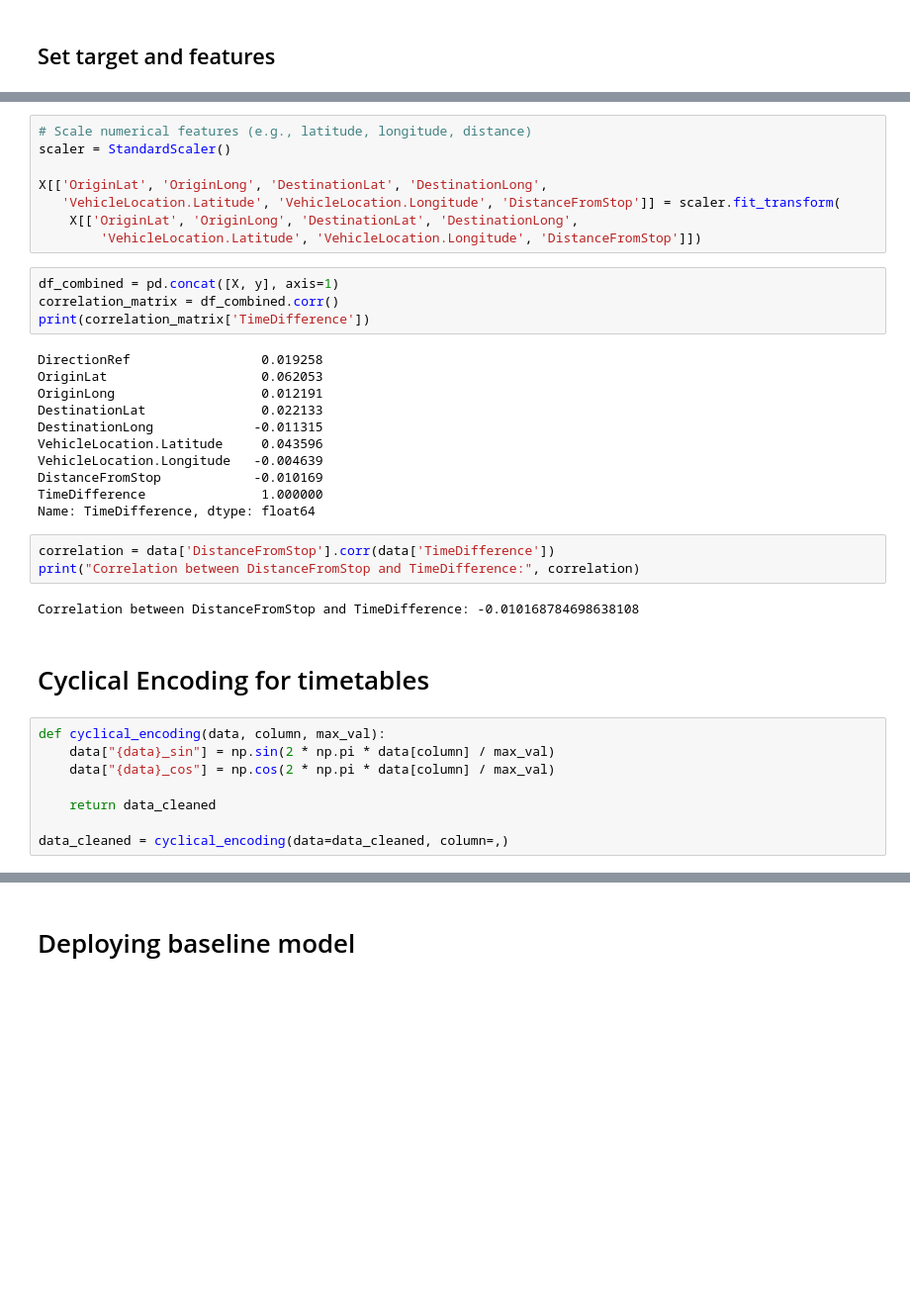
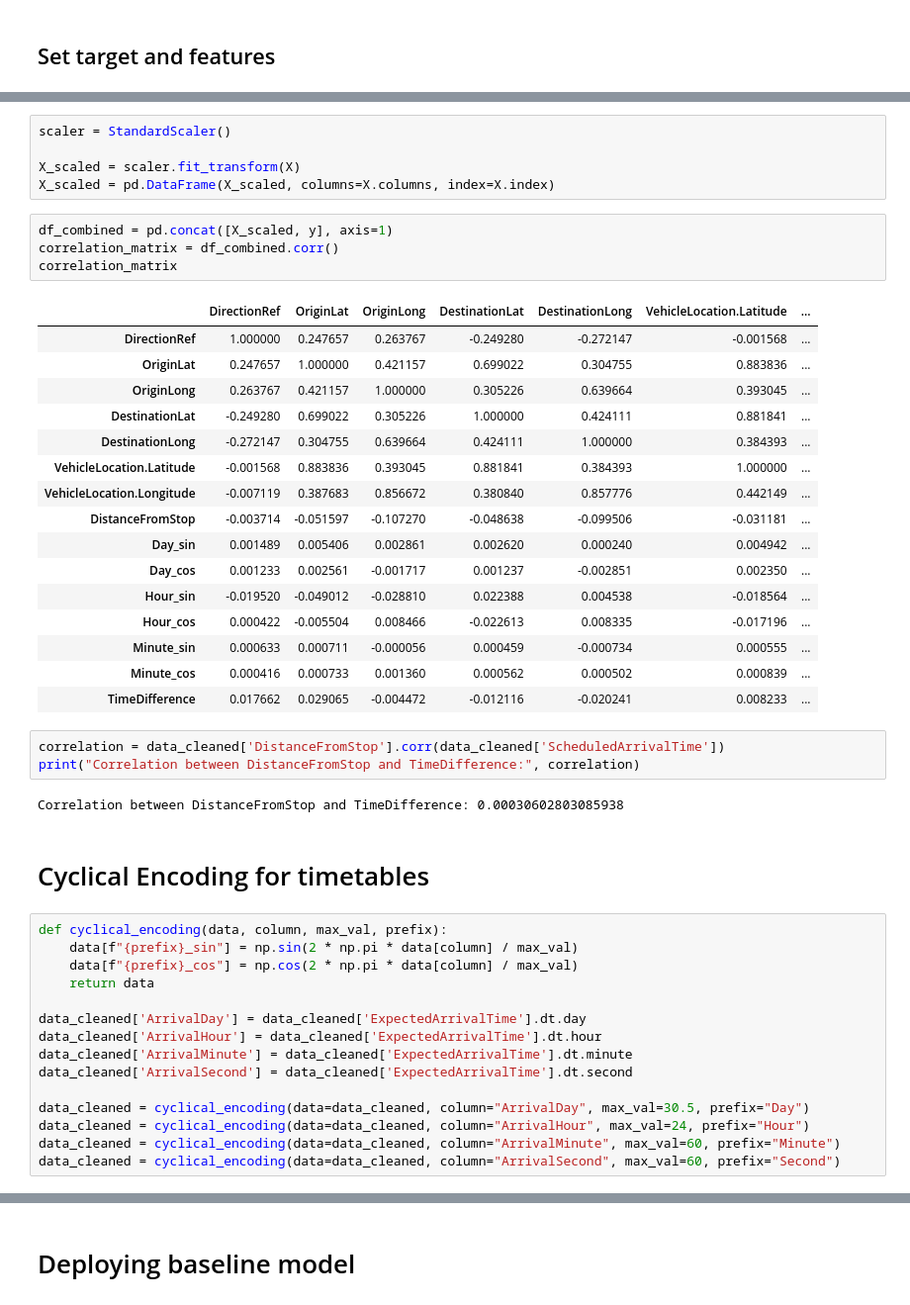
Before and after one commit to ManoushaPoonyth/Smart_Public_Bus_Optimization_in_Mauritius, a Jupyter notebook: notebooks/NYC_data_viz-checkpoint-checkpoint.ipynb, the cells around one changed output, grey strips where cells are left out. Shown at 99% size. Cells and saved outputs as stored; diff of their text form; blank space fills up the shorter version.

```diff
--- a/notebooks/NYC_data_viz-checkpoint-checkpoint.ipynb
+++ b/notebooks/NYC_data_viz-checkpoint-checkpoint.ipynb
@@ -275,38 +299,48 @@ X.describe().T
 # %%
-# Scale numerical features (e.g., latitude, longitude, distance)
 scaler = StandardScaler()
 
-X[['OriginLat', 'OriginLong', 'DestinationLat', 'DestinationLong',
-   'VehicleLocation.Latitude', 'VehicleLocation.Longitude', 'DistanceFromStop']] = scaler.fit_transform(
-    X[['OriginLat', 'OriginLong', 'DestinationLat', 'DestinationLong',
-        'VehicleLocation.Latitude', 'VehicleLocation.Longitude', 'DistanceFromStop']])
+X_scaled = scaler.fit_transform(X)
+X_scaled = pd.DataFrame(X_scaled, columns=X.columns, index=X.index)
 # %%
-df_combined = pd.concat([X, y], axis=1)
+df_combined = pd.concat([X_scaled, y], axis=1)
 correlation_matrix = df_combined.corr()
-print(correlation_matrix['TimeDifference'])
+correlation_matrix
 # %% [output]
-DirectionRef                 0.019258
-OriginLat                    0.062053
-OriginLong                   0.012191
-DestinationLat               0.022133
-DestinationLong             -0.011315
-VehicleLocation.Latitude     0.043596
-VehicleLocation.Longitude   -0.004639
-DistanceFromStop            -0.010169
-TimeDifference               1.000000
-Name: TimeDifference, dtype: float64
+|  | DirectionRef | OriginLat | OriginLong | DestinationLat | DestinationLong | VehicleLocation.Latitude | ... |
+| DirectionRef | 1.000000 | 0.247657 | 0.263767 | -0.249280 | -0.272147 | -0.001568 | ... |
+| OriginLat | 0.247657 | 1.000000 | 0.421157 | 0.699022 | 0.304755 | 0.883836 | ... |
+| OriginLong | 0.263767 | 0.421157 | 1.000000 | 0.305226 | 0.639664 | 0.393045 | ... |
+| DestinationLat | -0.249280 | 0.699022 | 0.305226 | 1.000000 | 0.424111 | 0.881841 | ... |
+| DestinationLong | -0.272147 | 0.304755 | 0.639664 | 0.424111 | 1.000000 | 0.384393 | ... |
+| VehicleLocation.Latitude | -0.001568 | 0.883836 | 0.393045 | 0.881841 | 0.384393 | 1.000000 | ... |
+| VehicleLocation.Longitude | -0.007119 | 0.387683 | 0.856672 | 0.380840 | 0.857776 | 0.442149 | ... |
+| DistanceFromStop | -0.003714 | -0.051597 | -0.107270 | -0.048638 | -0.099506 | -0.031181 | ... |
+| Day_sin | 0.001489 | 0.005406 | 0.002861 | 0.002620 | 0.000240 | 0.004942 | ... |
+| Day_cos | 0.001233 | 0.002561 | -0.001717 | 0.001237 | -0.002851 | 0.002350 | ... |
+| Hour_sin | -0.019520 | -0.049012 | -0.028810 | 0.022388 | 0.004538 | -0.018564 | ... |
+| Hour_cos | 0.000422 | -0.005504 | 0.008466 | -0.022613 | 0.008335 | -0.017196 | ... |
+| Minute_sin | 0.000633 | 0.000711 | -0.000056 | 0.000459 | -0.000734 | 0.000555 | ... |
+| Minute_cos | 0.000416 | 0.000733 | 0.001360 | 0.000562 | 0.000502 | 0.000839 | ... |
+| TimeDifference | 0.017662 | 0.029065 | -0.004472 | -0.012116 | -0.020241 | 0.008233 | ... |
 # %%
-correlation = data['DistanceFromStop'].corr(data['TimeDifference'])
+correlation = data_cleaned['DistanceFromStop'].corr(data_cleaned['ScheduledArrivalTime'])
 print("Correlation between DistanceFromStop and TimeDifference:", correlation)
 # %% [output]
-Correlation between DistanceFromStop and TimeDifference: -0.010168784698638108
+Correlation between DistanceFromStop and TimeDifference: 0.00030602803085938
 # %% [markdown]
 # Cyclical Encoding for timetables
 # %%
-def cyclical_encoding(data, column, max_val):
-    data["{data}_sin"] = np.sin(2 * np.pi * data[column] / max_val)
-    data["{data}_cos"] = np.cos(2 * np.pi * data[column] / max_val)
+def cyclical_encoding(data, column, max_val, prefix):
+    data[f"{prefix}_sin"] = np.sin(2 * np.pi * data[column] / max_val)
+    data[f"{prefix}_cos"] = np.cos(2 * np.pi * data[column] / max_val)
+    return data
 
-    return data_cleaned
+data_cleaned['ArrivalDay'] = data_cleaned['ExpectedArrivalTime'].dt.day
+data_cleaned['ArrivalHour'] = data_cleaned['ExpectedArrivalTime'].dt.hour
+data_cleaned['ArrivalMinute'] = data_cleaned['ExpectedArrivalTime'].dt.minute
+data_cleaned['ArrivalSecond'] = data_cleaned['ExpectedArrivalTime'].dt.second
 
-data_cleaned = cyclical_encoding(data=data_cleaned, column=,)
+data_cleaned = cyclical_encoding(data=data_cleaned, column="ArrivalDay", max_val=30.5, prefix="Day")
+data_cleaned = cyclical_encoding(data=data_cleaned, column="ArrivalHour", max_val=24, prefix="Hour")
+data_cleaned = cyclical_encoding(data=data_cleaned, column="ArrivalMinute", max_val=60, prefix="Minute")
+data_cleaned = cyclical_encoding(data=data_cleaned, column="ArrivalSecond", max_val=60, prefix="Second")
```
Also changed, not shown: parts of 21 cells of this notebook.
